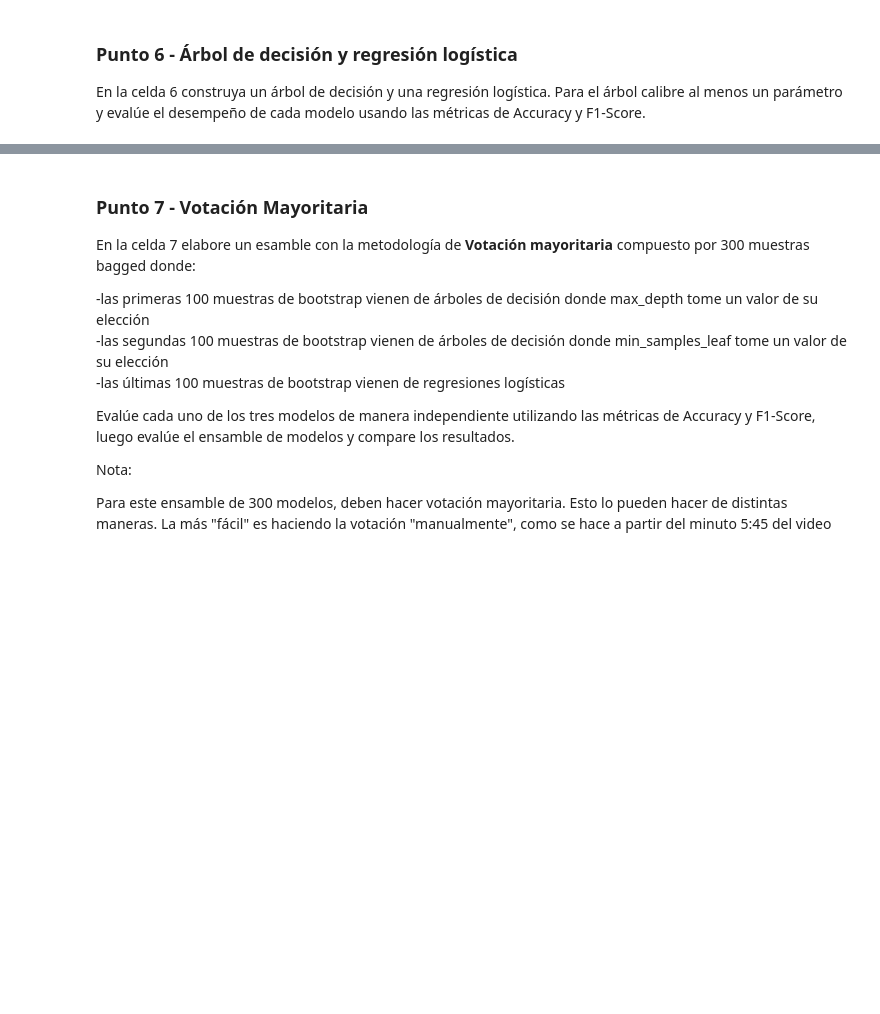
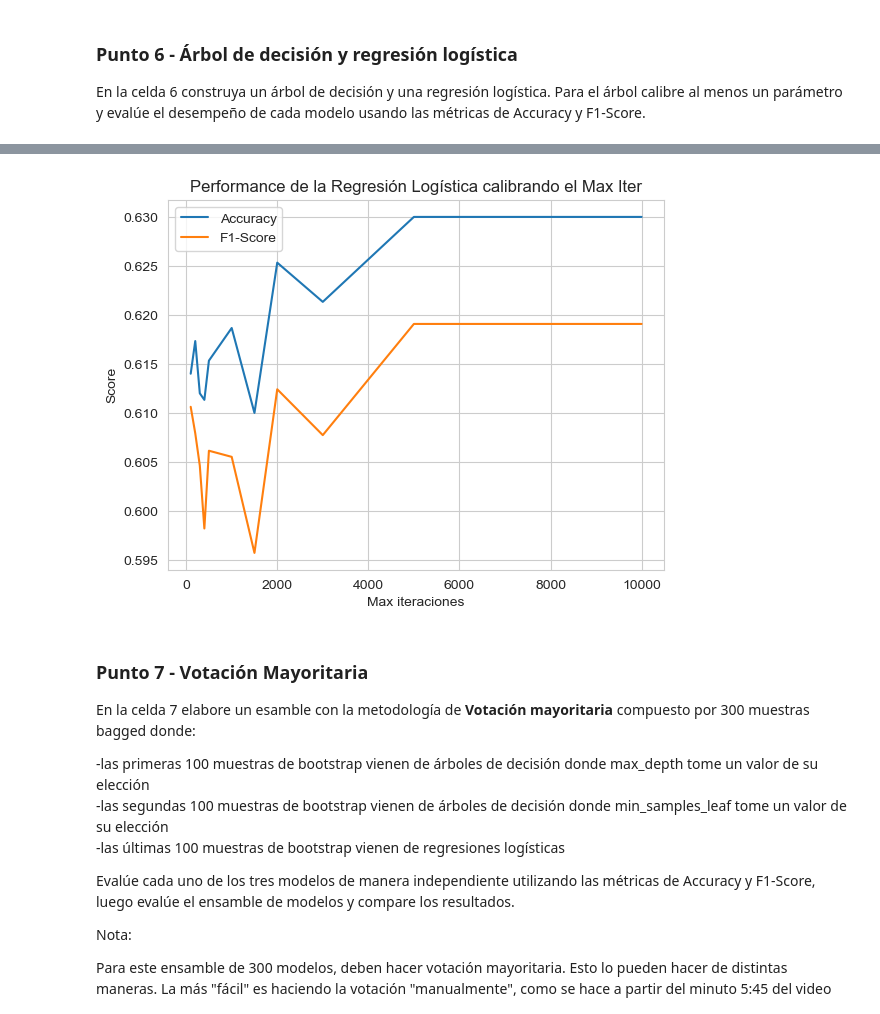
Before and after one commit to jantonioagudelo/MIAD_ML_NLP_2026, a Jupyter notebook: Semana 1/S1TC1_arboles_ensamblajes.ipynb, the cells around one changed output, grey strips where cells are left out. Drawn from its saved outputs; the diff is of its cells as text; code cells hidden in the pictures; blank space fills up the shorter version.

```diff
--- a/Semana 1/S1TC1_arboles_ensamblajes.ipynb
+++ b/Semana 1/S1TC1_arboles_ensamblajes.ipynb
@@ -532,0 +585,19 @@ En la celda 6 construya un árbol de decisión y una regresión logística. Para
+# %%
+# Regresión Logística
+
+from sklearn.linear_model import LogisticRegression
+
+iteraciones = [100, 200, 300, 400, 500, 1000, 1500, 2000, 3000, 5000, 10000] # Rango de valores para el parámetro max_iter
+
+LR_scores = {}
+
+for max_iter in iteraciones:
+
+    log_reg = LogisticRegression(max_iter = max_iter, random_state = 42) # Modelo de regresión logística
+    log_reg.fit(X_train, y_train) # Entrenamiento del modelo
+    y_pred = log_reg.predict(X_test) # Predicciones del modelo
+    acc_score = accuracy_score(y_test, y_pred) # Accuracy de las predicciones
+    f1 = f1_score(y_test, y_pred) # F1-score de las predicciones
+    LR_scores[max_iter] = {'accuracy': acc_score, 'f1_score': f1}
+
+LR_scores
@@ -533,3 +616,13 @@ En la celda 6 construya un árbol de decisión y una regresión logística. Para
+# %%
+plt.plot(iteraciones, [LR_scores[md]['accuracy'] for md in iteraciones], label = 'Accuracy')
+plt.plot(iteraciones, [LR_scores[md]['f1_score'] for md in iteraciones], label = 'F1-Score')
+plt.xlabel('Max iteraciones')
+plt.ylabel('Score')
+plt.title('Performance de la Regresión Logística calibrando el Max Iter')
+plt.legend()
+plt.show()
+# %% [output]
+[figure, added]
 # %% [markdown]
 ### Punto 7 - Votación Mayoritaria
 En la celda 7 elabore un esamble con la metodología de **Votación mayoritaria** compuesto por 300 muestras bagged donde:
```
Also changed, not shown: parts of 4 cells of this notebook.
